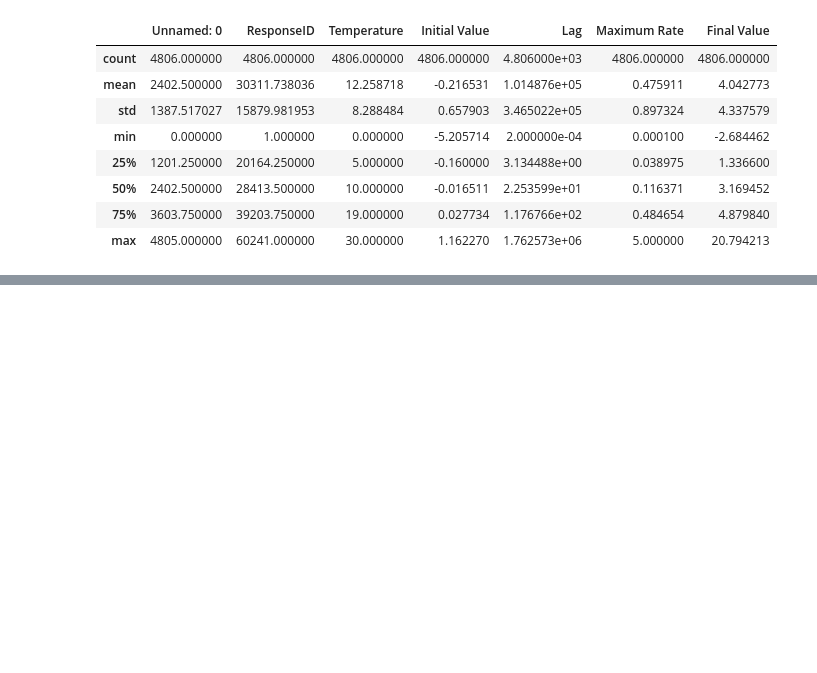
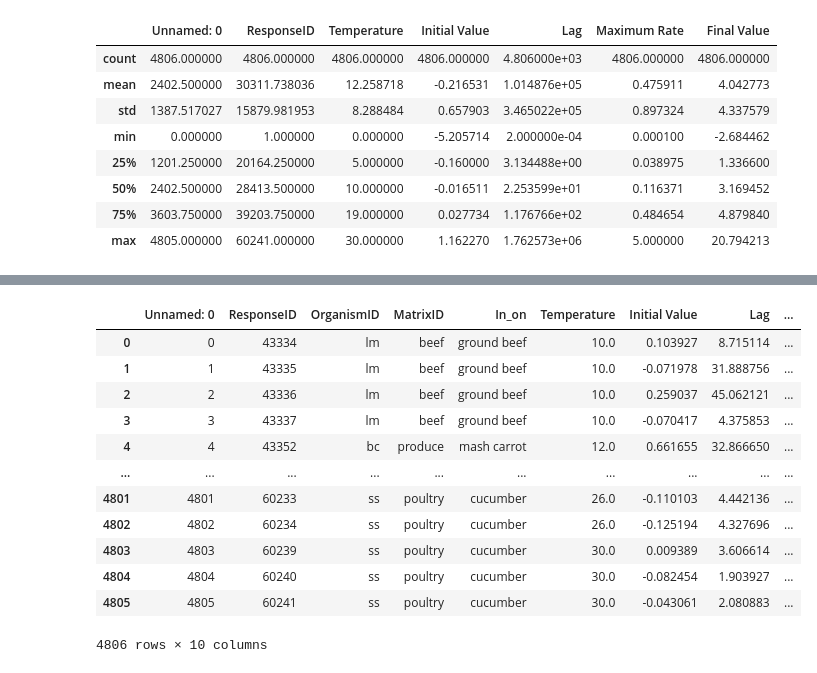
Before and after one commit to lulutinee/safer_food, a Jupyter notebook: notebooks/JYL_sandbox.ipynb, the cells around one changed output, grey strips where cells are left out. Saved outputs shown, nothing was run; the diff lists cells and outputs as text; code cells hidden in the pictures; blank space fills up the shorter version.

```diff
--- a/notebooks/JYL_sandbox.ipynb
+++ b/notebooks/JYL_sandbox.ipynb
@@ -2375,0 +2423,18 @@ baranyi.describe()
+# %%
+baranyi_parameters = pd.read_csv('baranyi_parameters.csv', sep='\t')
+# %%
+baranyi_parameters
+# %% [output]
+|  | Unnamed: 0 | ResponseID | OrganismID | MatrixID | In_on | Temperature | Initial Value | Lag | ... |
+| 0 | 0 | 43334 | lm | beef | ground beef | 10.0 | 0.103927 | 8.715114 | ... |
+| 1 | 1 | 43335 | lm | beef | ground beef | 10.0 | -0.071978 | 31.888756 | ... |
+| 2 | 2 | 43336 | lm | beef | ground beef | 10.0 | 0.259037 | 45.062121 | ... |
+| 3 | 3 | 43337 | lm | beef | ground beef | 10.0 | -0.070417 | 4.375853 | ... |
+| 4 | 4 | 43352 | bc | produce | mash carrot | 12.0 | 0.661655 | 32.866650 | ... |
+| ... | ... | ... | ... | ... | ... | ... | ... | ... | ... |
+| 4801 | 4801 | 60233 | ss | poultry | cucumber | 26.0 | -0.110103 | 4.442136 | ... |
+| 4802 | 4802 | 60234 | ss | poultry | cucumber | 26.0 | -0.125194 | 4.327696 | ... |
+| 4803 | 4803 | 60239 | ss | poultry | cucumber | 30.0 | 0.009389 | 3.606614 | ... |
+| 4804 | 4804 | 60240 | ss | poultry | cucumber | 30.0 | -0.082454 | 1.903927 | ... |
+| 4805 | 4805 | 60241 | ss | poultry | cucumber | 30.0 | -0.043061 | 2.080883 | ... |
+4806 rows × 10 columns
```
Also changed, not shown: parts of 13 cells of this notebook, 2 other files.
